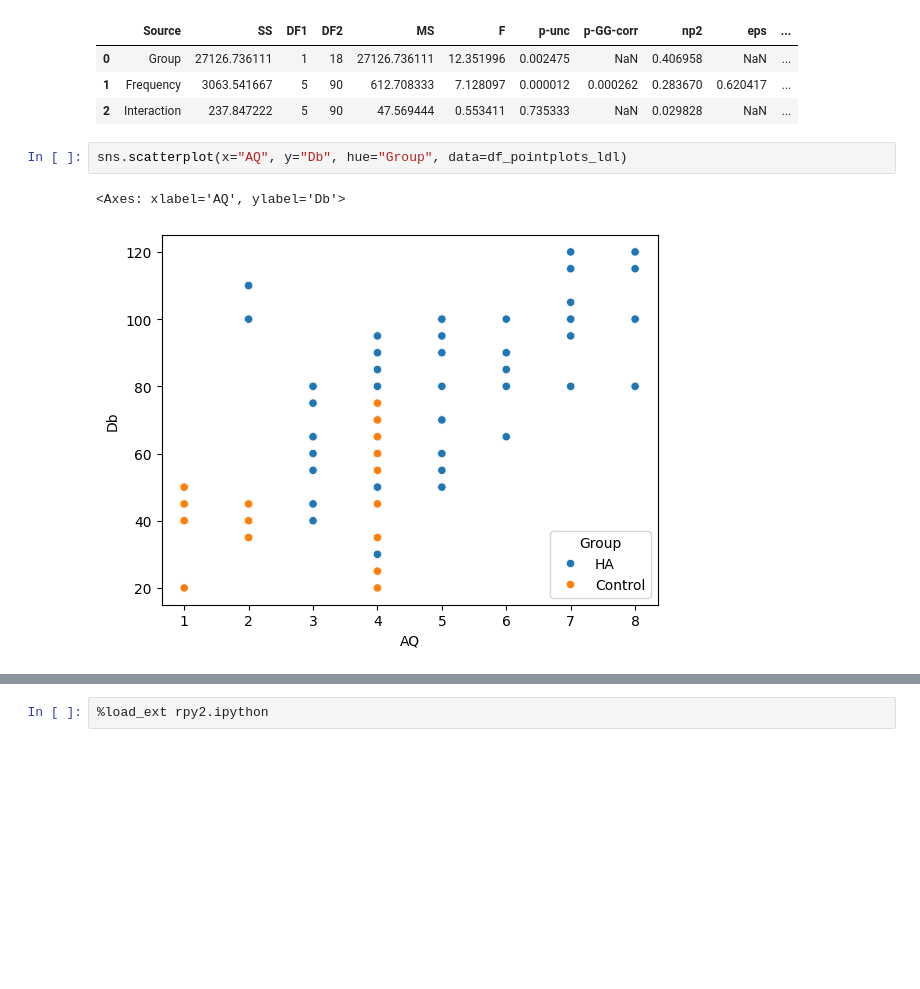
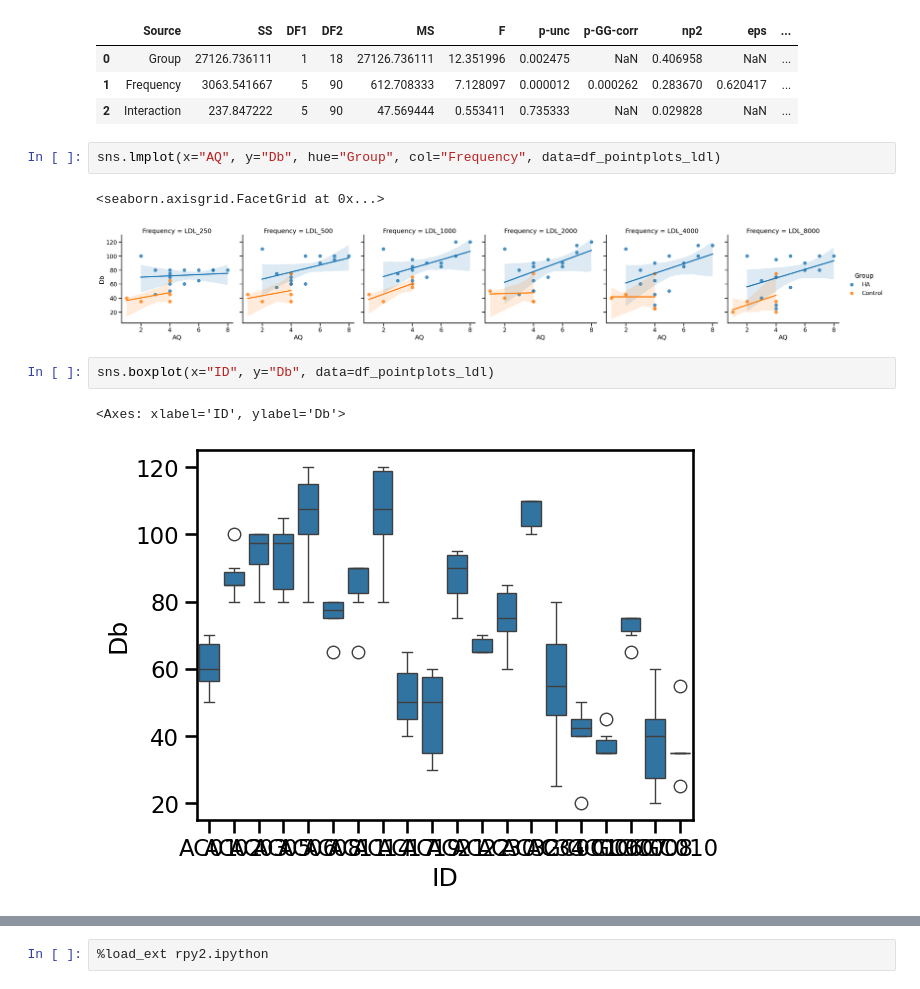
Before and after one commit to camila-maura/GIFTED-DFI, a Jupyter notebook: ha_analysis.ipynb, the cells around one changed output, grey strips where cells are left out. Saved outputs shown, nothing was run; the diff lists cells and outputs as text; blank space fills up the shorter version.

Commit message:
LME analysis for PTA and LDL and initial plots

```diff
--- a/ha_analysis.ipynb
+++ b/ha_analysis.ipynb
@@ -172,7 +172,12 @@ pg.mixed_anova(
 | 1 | Frequency | 3063.541667 | 5 | 90 | 612.708333 | 7.128097 | 0.000012 | 0.000262 | 0.283670 | 0.620417 | ... |
 | 2 | Interaction | 237.847222 | 5 | 90 | 47.569444 | 0.553411 | 0.735333 | NaN | 0.029828 | NaN | ... |
 # %%
-sns.scatterplot(x="AQ", y="Db", hue="Group", data=df_pointplots_ldl)
+sns.lmplot(x="AQ", y="Db", hue="Group", col="Frequency", data=df_pointplots_ldl)
 # %% [output]
-<Axes: xlabel='AQ', ylabel='Db'>
+<seaborn.axisgrid.FacetGrid at 0x...>
-[figure, old version]
+[figure, new version]
+# %%
+sns.boxplot(x="ID", y="Db", data=df_pointplots_ldl)
+# %% [output]
+<Axes: xlabel='ID', ylabel='Db'>
+[figure, added]
```
Also changed, not shown: parts of 14 cells of this notebook.
